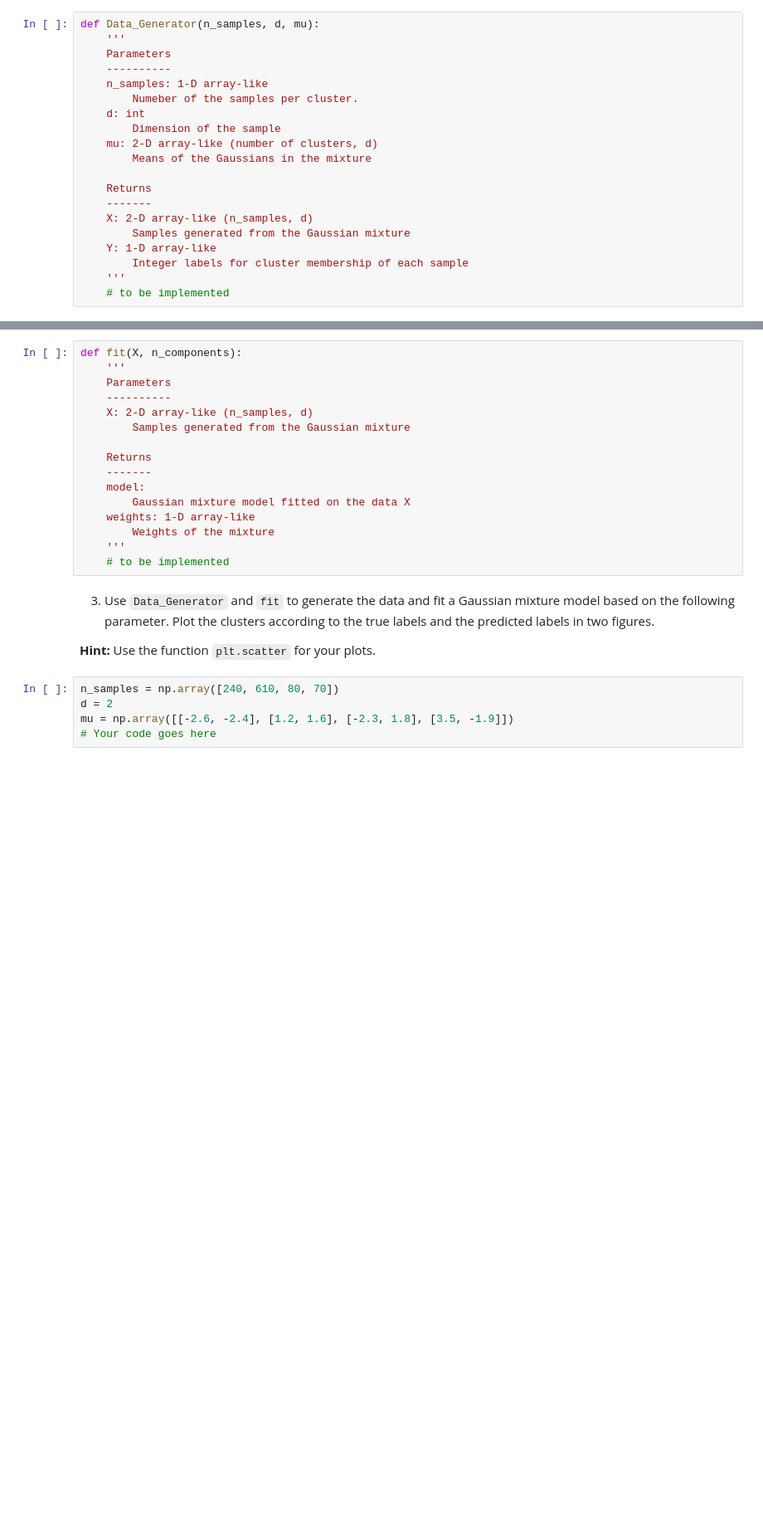
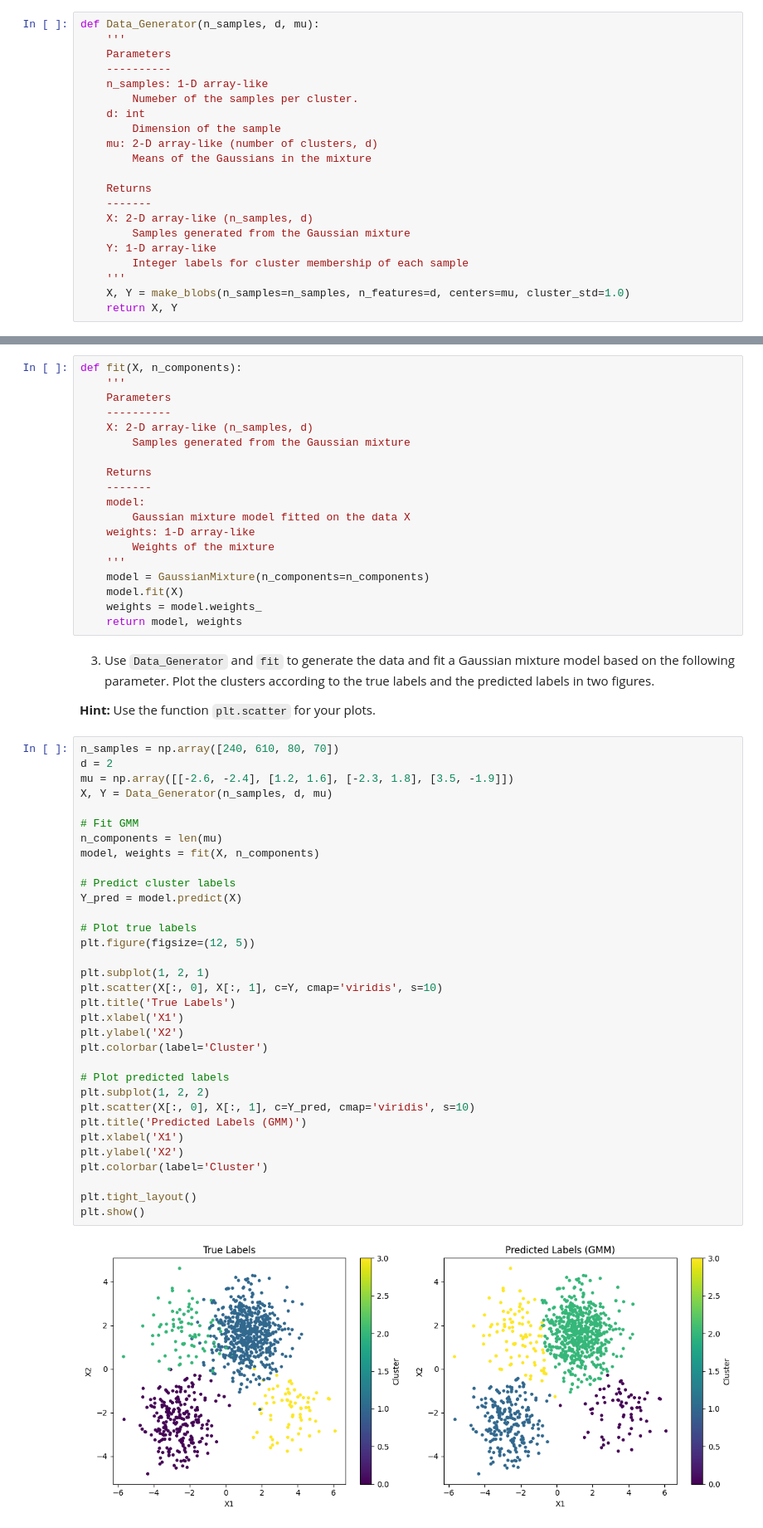
Before and after one commit to akim42003/CS541, a Jupyter notebook: Homework_3.ipynb, the cells around one changed output, grey strips where cells are left out. Shown at 83% size. Drawn from its saved outputs; the diff is of its cells as text; blank space fills up the shorter version.

```diff
--- a/Homework_3.ipynb
+++ b/Homework_3.ipynb
@@ -89,7 +89,8 @@ def Data_Generator(n_samples, d, mu):
     Y: 1-D array-like
         Integer labels for cluster membership of each sample
     '''
-    # to be implemented
+    X, Y = make_blobs(n_samples=n_samples, n_features=d, centers=mu, cluster_std=1.0)
+    return X, Y
 # %% [markdown]
 2. Implement a function in Python using the Gaussian mixture model that fits the data generated by `Data_Generator`, and returns the fitted model and the estimated weights of the mixture.
 
@@ -109,7 +110,10 @@ def fit(X, n_components):
     weights: 1-D array-like
         Weights of the mixture
     '''
-    # to be implemented
+    model = GaussianMixture(n_components=n_components)
+    model.fit(X)
+    weights = model.weights_
+    return model, weights
 # %% [markdown]
 3. Use `Data_Generator` and `fit` to generate the data and fit a Gaussian mixture model based on the following parameter. Plot the clusters according to the true labels and the predicted labels in two figures.
 
@@ -117,5 +121,35 @@ def fit(X, n_components):
 # %%
 n_samples = np.array([240, 610, 80, 70])
 d = 2
 mu = np.array([[-2.6, -2.4], [1.2, 1.6], [-2.3, 1.8], [3.5, -1.9]])
-# Your code goes here
+X, Y = Data_Generator(n_samples, d, mu)
+
+# Fit GMM
+n_components = len(mu)
+model, weights = fit(X, n_components)
+
+# Predict cluster labels
+Y_pred = model.predict(X)
+
+# Plot true labels
+plt.figure(figsize=(12, 5))
+
+plt.subplot(1, 2, 1)
+plt.scatter(X[:, 0], X[:, 1], c=Y, cmap='viridis', s=10)
+plt.title('True Labels')
+plt.xlabel('X1')
+plt.ylabel('X2')
+plt.colorbar(label='Cluster')
+
+# Plot predicted labels
+plt.subplot(1, 2, 2)
+plt.scatter(X[:, 0], X[:, 1], c=Y_pred, cmap='viridis', s=10)
+plt.title('Predicted Labels (GMM)')
+plt.xlabel('X1')
+plt.ylabel('X2')
+plt.colorbar(label='Cluster')
+
+plt.tight_layout()
+plt.show()
+# %% [output]
+[figure, added]
```
Also changed, not shown: 1 other file.
